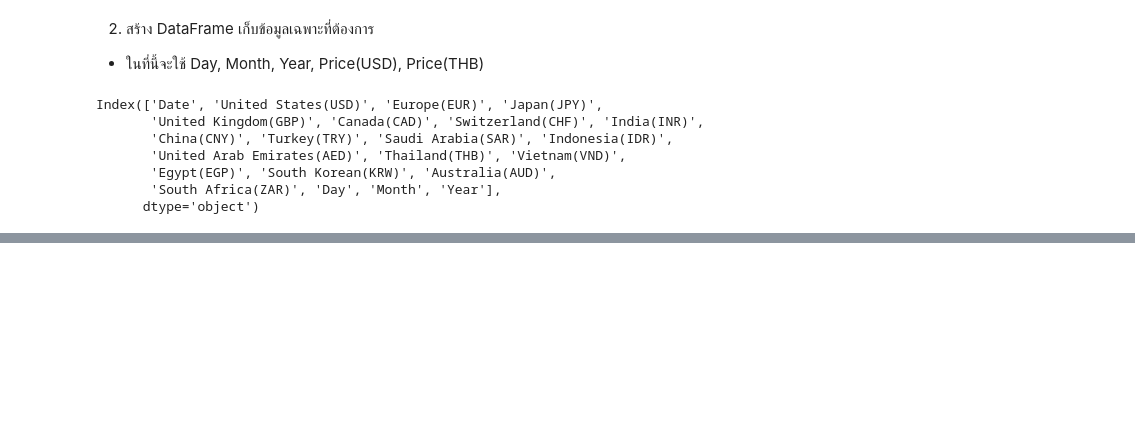
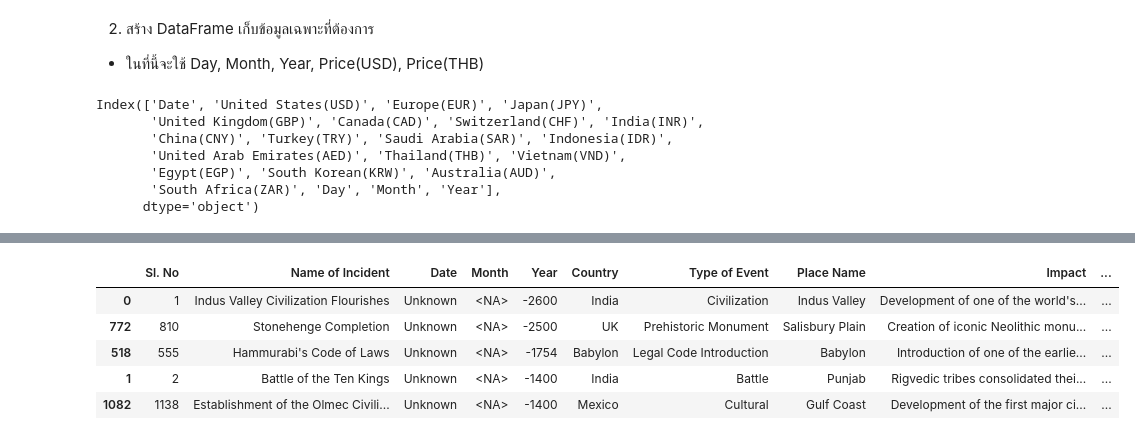
Before and after one commit to WornWolf/DataSci_Project_2026, a Jupyter notebook: project.ipynb, the cells around one changed output, grey strips where cells are left out. Saved outputs shown, nothing was run; the diff lists cells and outputs as text; code cells hidden in the pictures; blank space fills up the shorter version.

```diff
--- a/project.ipynb
+++ b/project.ipynb
@@ -139,0 +149,10 @@ newGoldPrice.rename(columns={'United States(USD)': 'Price(USD)', 'Thailand(THB)'
+# %%
+dayEvents = dayEvents.sort_values(by='Year')
+dayEvents.head()
+# %% [output]
+|  | Sl. No | Name of Incident | Date | Month | Year | Country | Type of Event | Place Name | Impact | ... |
+| 0 | 1 | Indus Valley Civilization Flourishes | Unknown | <NA> | -2600 | India | Civilization | Indus Valley | Development of one of the world's... | ... |
+| 772 | 810 | Stonehenge Completion | Unknown | <NA> | -2500 | UK | Prehistoric Monument | Salisbury Plain | Creation of iconic Neolithic monu... | ... |
+| 518 | 555 | Hammurabi's Code of Laws | Unknown | <NA> | -1754 | Babylon | Legal Code Introduction | Babylon | Introduction of one of the earlie... | ... |
+| 1 | 2 | Battle of the Ten Kings | Unknown | <NA> | -1400 | India | Battle | Punjab | Rigvedic tribes consolidated thei... | ... |
+| 1082 | 1138 | Establishment of the Olmec Civili... | Unknown | <NA> | -1400 | Mexico | Cultural | Gulf Coast | Development of the first major ci... | ... |
```
Also changed, not shown: parts of 15 cells of this notebook, 3 other files.
